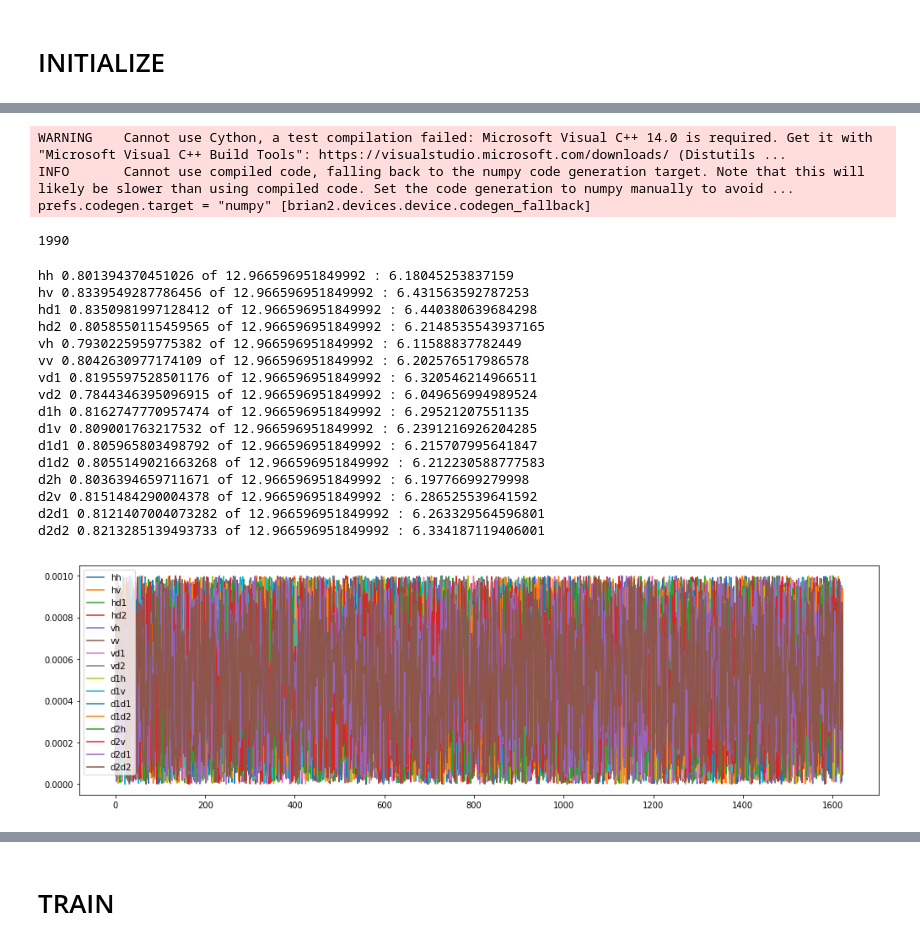
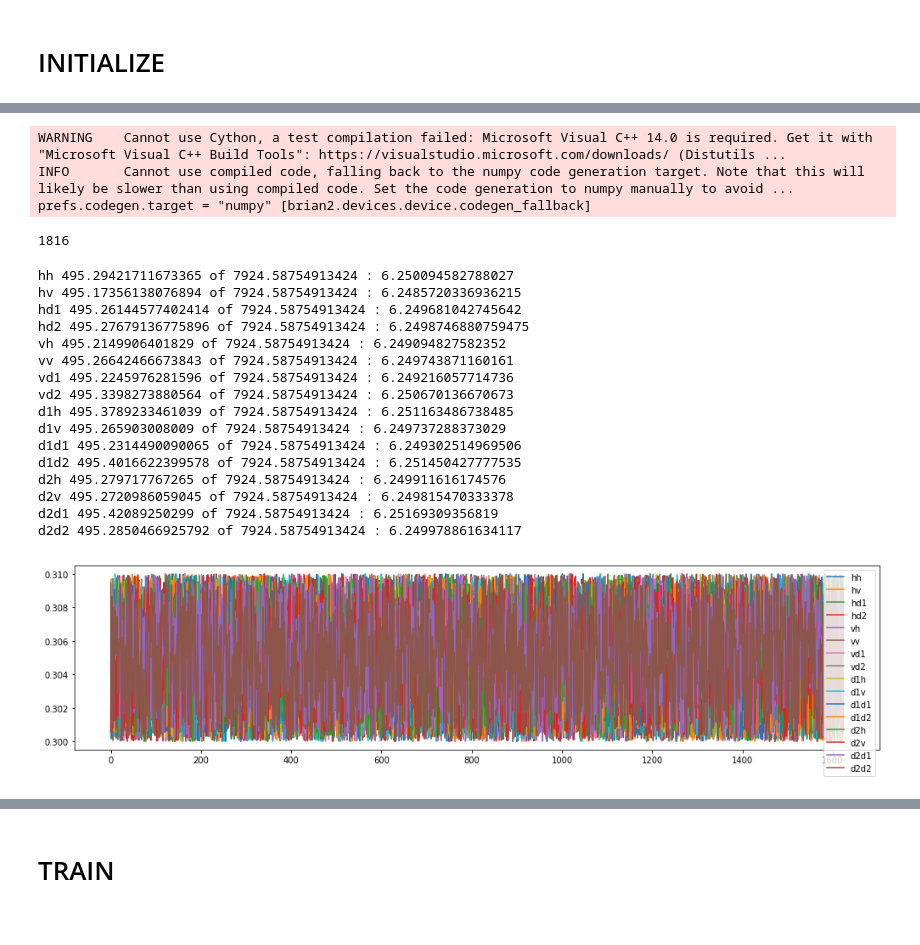
Before and after one commit to LSampath/v1-contour-integration, a Jupyter notebook: train_v1.ipynb, the cells around one changed output, grey strips where cells are left out. Saved outputs shown, nothing was run; the diff lists cells and outputs as text; code cells hidden in the pictures.

```diff
--- a/train_v1.ipynb
+++ b/train_v1.ipynb
@@ -98,9 +98,16 @@ def get_surrounding(coordinate, r, inner, length):
 
     return coordinates
 # %%
-def plot_weight_distribution():
-    weights = np.array(connections['L3_L3'].w)
-    weights = weights.reshape((n_L3, n_L3))
+def plot_lateral_distribution(name):
+    if (name == 'L3_L3'):
+        shape = (n_L3, n_L3)
+        radius = 1; inner = False
+    elif (name == 'L3_L2'):
+        shape = (n_L3, n_L2)
+        radius = 0; inner = True
+
+    weights = np.array(connections[name].w)
+    weights = weights.reshape(shape)
 
     # init dictionary
     list_dic = {}; sum_dic = {}; total_sum = 0
@@ -113,18 +120,17 @@ def plot_weight_distribution():
 
     for i in range(0, c_length):                   # y axis
         for j in range(0, c_length):               # x axis
-            for p,q in get_surrounding((i,j), 1, False, c_length):
+            for p,q in get_surrounding((i,j), radius, inner, c_length):
 
                 for s_index in range(orientations):
                     for t_index in range(orientations):
                         target = ( p * c_length + q ) * orientations + t_index
                         source = ( i * c_length + j ) * orientations + s_index
-                        list_dic[c[s_index]+c[t_index]].append(weights[target][source])
-                        sum_dic[c[s_index]+c[t_index]] += weights[target][source]
-                        total_sum += weights[target][source]
+                        list_dic[c[s_index]+c[t_index]].append(weights[source][target])
+                        sum_dic[c[s_index]+c[t_index]] += abs(weights[source][target])
+                        total_sum += abs(weights[source][target])
 
-
-    plt.figure(figsize=(17,5))
+    plt.figure(figsize=(17,4))
     for s_index in range(orientations):
         for t_index in range(orientations):
             plt.plot(list_dic[c[s_index]+c[t_index]], label=c[s_index]+c[t_index])
@@ -295,7 +294,7 @@ neuron_neuron_conn = [
 
     ['L4_L3', (n_L4, n_L3), 'L4_L3.npy', 'L4', 'L3', 'e', False],
     ['L3_L3', (n_L3, n_L3), 'L3_L3.npy', 'L3', 'L3', 'e', True],
-    ['L3_L2', (n_L3, n_L2), 'L3_L2.npy', 'L3', 'L2', 'e', True],
+    ['L3_L2', (n_L3, n_L2), 'L3_L2.npy', 'L3', 'L2', 'e', False],
     ['L2_L3', (n_L2, n_L3), 'L2_L3.npy', 'L2', 'L3', 'i', False],
 
     ['L3_L4', (n_L3, n_L4), 'L3_L4.npy', 'L3', 'L4', 'e', False]
@@ -307,7 +306,7 @@ for name, shape, weight_file, source, target, _ in input_neuron_conn:
     connections[name]= Synapses(input_groups[source], neuron_groups[target], model=model, on_pre=pre_e, on_post=post)
     connections[name].connect(True)
     connections[name].w = weightMatrix[connections[name].i, connections[name].j]
-    connections[name].delay = 'minDelay + rand() * deltaDelay'
+#     connections[name].delay = 'minDelay + rand() * deltaDelay'
 
 
 for name, shape, weight_file, source, target, equation, learn in neuron_neuron_conn:
@@ -336,5 +335,5 @@ gc.collect()
 WARNING    Cannot use Cython, a test compilation failed: Microsoft Visual C++ 14.0 is required. Get it with "Microsoft Visual C++ Build Tools": https://visualstudio.microsoft.com/downloads/ (Distutils ...
 INFO       Cannot use compiled code, falling back to the numpy code generation target. Note that this will likely be slower than using compiled code. Set the code generation to numpy manually to avoid ...
 prefs.codegen.target = "numpy" [brian2.devices.device.codegen_fallback]
-1990
+1816
 # %%
@@ -357,20 +352,20 @@ net.add(spike_counter)
-# %%
-plot_weight_distribution()
-# %% [output]
-hh 0.801394370451026 of 12.966596951849992 : 6.18045253837159
-hv 0.8339549287786456 of 12.966596951849992 : 6.431563592787253
-hd1 0.8350981997128412 of 12.966596951849992 : 6.440380639684298
-hd2 0.8058550115459565 of 12.966596951849992 : 6.2148535543937165
-vh 0.7930225959775382 of 12.966596951849992 : 6.11588837782449
-vv 0.8042630977174109 of 12.966596951849992 : 6.202576517986578
-vd1 0.8195597528501176 of 12.966596951849992 : 6.320546214966511
-vd2 0.7844346395096915 of 12.966596951849992 : 6.049656994989524
-d1h 0.8162747770957474 of 12.966596951849992 : 6.29521207551135
-d1v 0.809001763217532 of 12.966596951849992 : 6.2391216926204285
-d1d1 0.805965803498792 of 12.966596951849992 : 6.215707995641847
-d1d2 0.8055149021663268 of 12.966596951849992 : 6.212230588777583
-d2h 0.8036394659711671 of 12.966596951849992 : 6.19776699279998
-d2v 0.8151484290004378 of 12.966596951849992 : 6.286525539641592
-d2d1 0.8121407004073282 of 12.966596951849992 : 6.263329564596801
-d2d2 0.8213285139493733 of 12.966596951849992 : 6.334187119406001
-[figure, removed]
+# %%
+plot_lateral_distribution('L3_L3')
+# %% [output]
+hh 495.29421711673365 of 7924.58754913424 : 6.250094582788027
+hv 495.17356138076894 of 7924.58754913424 : 6.2485720336936215
+hd1 495.26144577402414 of 7924.58754913424 : 6.249681042745642
+hd2 495.27679136775896 of 7924.58754913424 : 6.2498746880759475
+vh 495.2149906401829 of 7924.58754913424 : 6.249094827582352
+vv 495.26642466673843 of 7924.58754913424 : 6.249743871160161
+vd1 495.2245976281596 of 7924.58754913424 : 6.249216057714736
+vd2 495.3398273880564 of 7924.58754913424 : 6.250670136670673
+d1h 495.3789233461039 of 7924.58754913424 : 6.251163486738485
+d1v 495.265903008009 of 7924.58754913424 : 6.249737288373029
+d1d1 495.2314490090065 of 7924.58754913424 : 6.249302514969506
+d1d2 495.4016622399578 of 7924.58754913424 : 6.251450427777535
+d2h 495.279717767265 of 7924.58754913424 : 6.249911616174576
+d2v 495.2720986059045 of 7924.58754913424 : 6.249815470333378
+d2d1 495.42089250299 of 7924.58754913424 : 6.25169309356819
+d2d2 495.2850466925792 of 7924.58754913424 : 6.249978861634117
+[figure, added]
```
Also changed, not shown: parts of 31 cells of this notebook, 1 other file.
